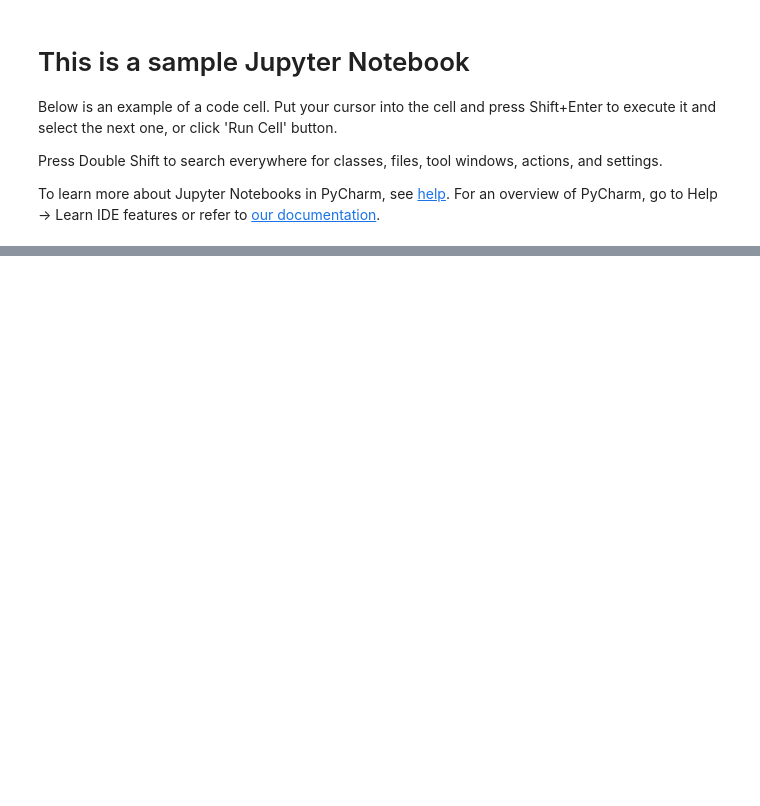
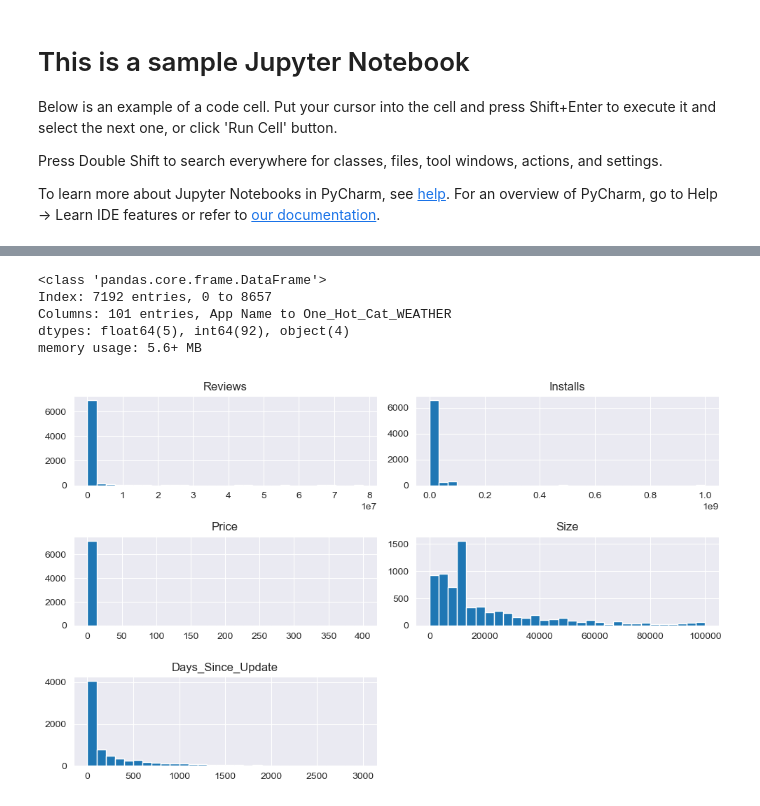
Before and after one commit to tob-git/App-Rating-Competition, a Jupyter notebook: sample.ipynb, the cells around one changed output, grey strips where cells are left out. Saved outputs shown, nothing was run; the diff lists cells and outputs as text; code cells hidden in the pictures; blank space fills up the shorter version.

```diff
--- a/sample.ipynb
+++ b/sample.ipynb
@@ -55,0 +659,19 @@ df.sample(5)
+# %%
+categories = ['ART_AND_DESIGN', 'AUTO_AND_VEHICLES', 'BEAUTY',
+              'BOOKS_AND_REFERENCE', 'BUSINESS', 'COMICS', 'COMMUNICATION',
+              'DATING', 'EDUCATION', 'ENTERTAINMENT', 'EVENTS', 'FINANCE',
+              'FOOD_AND_DRINK', 'HEALTH_AND_FITNESS', 'HOUSE_AND_HOME',
+              'LIBRARIES_AND_DEMO', 'LIFESTYLE', 'GAME', 'FAMILY', 'MEDICAL',
+              'SOCIAL', 'SHOPPING', 'PHOTOGRAPHY', 'SPORTS', 'TRAVEL_AND_LOCAL',
+              'TOOLS', 'PERSONALIZATION', 'PRODUCTIVITY', 'PARENTING', 'WEATHER',
+              'VIDEO_PLAYERS', 'NEWS_AND_MAGAZINES', 'MAPS_AND_NAVIGATION']
+
+
+category_map = {cat: i for i, cat in enumerate(categories)}
+
+
+df['Category_Encoded'] = df['Category'].map(category_map)
+# %%
+df['Cat_Categorical'] = df['Category']
+
+df = pd.get_dummies(df, columns=['Category'], prefix='One_Hot_Cat')
@@ -55,0 +710,6 @@ df.sample(5)
+# %%
+for col in df.columns:
+    if col.startswith('One_Hot_Cat') or col.startswith('Is_Varies'):
+        df[col] = df[col].astype(int)
+# %%
+df.drop(columns=['Current Version','Android Version','Android Version Clean'], inplace=True)
@@ -55,0 +726,16 @@ df.sample(5)
+# %%
+df.info()
+# %% [output]
+<class 'pandas.core.frame.DataFrame'>
+Index: 7192 entries, 0 to 8657
+Columns: 101 entries, App Name to One_Hot_Cat_WEATHER
+dtypes: float64(5), int64(92), object(4)
+memory usage: 5.6+ MB
+# %%
+
+numeric_cols = ['Reviews', 'Installs', 'Price','Size', 'Days_Since_Update']
+df[numeric_cols].hist(bins=30, figsize=(10, 6))  # Plot histograms
+plt.tight_layout()
+plt.show()
+# %% [output]
+[figure, added]
```
Also changed, not shown: parts of 85 cells of this notebook.
